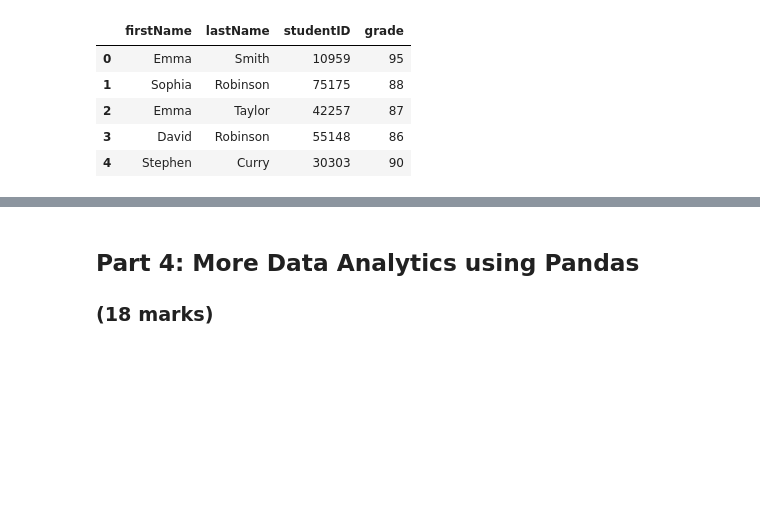
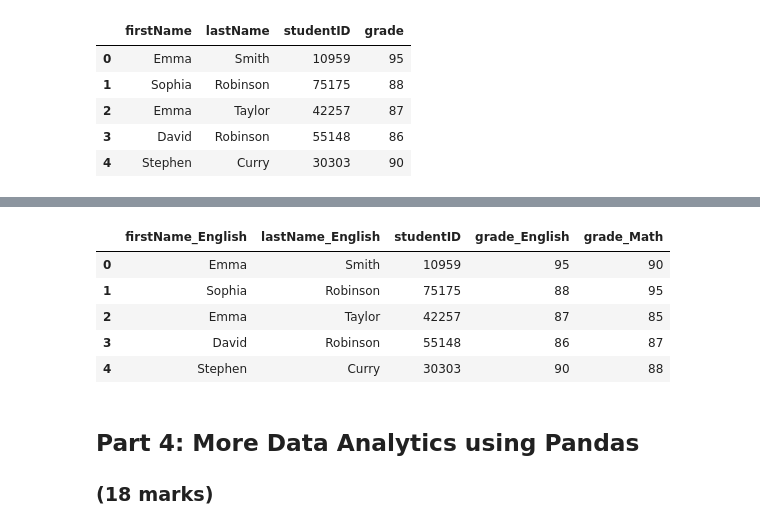
Before and after one commit to hannaginther/ENGG680_2025_Fall, a Jupyter notebook: Lab_Assignment1/Assignment1.ipynb, the cells around one changed output, grey strips where cells are left out. Cells and saved outputs as stored; diff of their text form; code cells hidden in the pictures; blank space fills up the shorter version.

```diff
--- a/Lab_Assignment1/Assignment1.ipynb
+++ b/Lab_Assignment1/Assignment1.ipynb
@@ -284,7 +315,19 @@ df_studentGrades =
 # %%
 # Let's display the data again. Use an appropriate method (hint: already used before)
 # (0.5 mark)
 #
+df_studentGrades = (
+    pd.merge(df_english, df_math, on='studentID', suffixes=('_English', '_Math'))        #The math first and last name kept re-appearing so I utilized ChatGPT
+      .drop(columns=['firstName_Math', 'lastName_Math'])                                 #Clean-up code to ensure correct output
+)
+df_studentGrades.head()
+# %% [output]
+|  | firstName_English | lastName_English | studentID | grade_English | grade_Math |
+| 0 | Emma | Smith | 10959 | 95 | 90 |
+| 1 | Sophia | Robinson | 75175 | 88 | 95 |
+| 2 | Emma | Taylor | 42257 | 87 | 85 |
+| 3 | David | Robinson | 55148 | 86 | 87 |
+| 4 | Stephen | Curry | 30303 | 90 | 88 |
 # %%
 # Let's also rename the first and last names appropriately.
 # Complete the code in the space below by replacing "<>" with the proper column name
```
Also changed, not shown: parts of 4 cells of this notebook.
